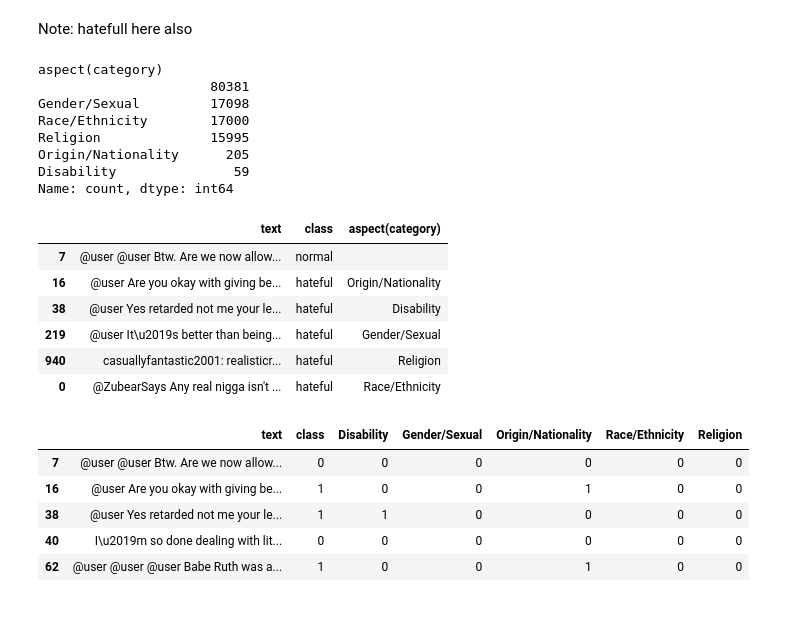
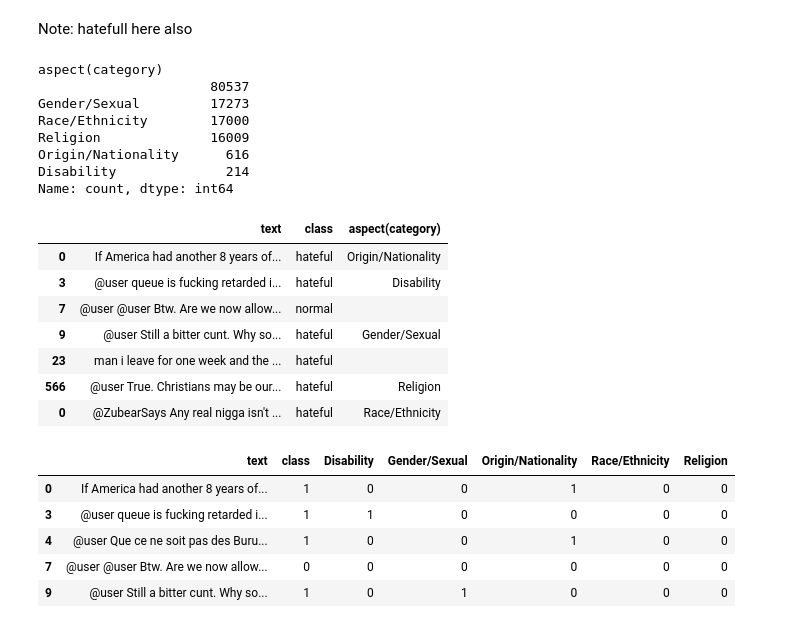
Before and after one commit to AbdulManaf12/Hate-Speech-Detection, a Jupyter notebook: Dataset Statistics/dataset_merging (multi dataset).ipynb, the cells around one changed output. Saved outputs shown, nothing was run; the diff lists cells and outputs as text; code cells hidden in the pictures.

```diff
--- a/Dataset Statistics/dataset_merging (multi dataset).ipynb
+++ b/Dataset Statistics/dataset_merging (multi dataset).ipynb
@@ -31,9 +31,11 @@ df1.head()
 | 3 | @user queue is fucking retarded i... | offensive_hateful | disability |
 | 4 | @user Que ce ne soit pas des Buru... | hateful_normal | origin |
 # %%
-temp = df1[ (df1['class'] == 'normal') | (df1['class'] == 'hateful') | (df1['class'] == 'hateful_disrespectful')]
+class_counts = df1['class'].value_counts()
+hateful_word = [class_name for class_name in class_counts.index if 'hateful' in class_name]
 
-temp['class'] = temp['class'].replace(['hateful_disrespectful'], 'hateful')
+temp = df1[ (df1['class'] == 'normal') | (df1['class'].isin(hateful_word))]
+temp['class'] = temp['class'].apply(lambda x: 'hateful' if x != 'normal' else x)
 
 df1 = temp.copy()
 df1['class'].value_counts()
@@ -238,5 +239,3 @@ df.head()
-# %%
-df = df[~((df['class'] == 'hateful') & (df['aspect(category)'] == ' '))]
 # %%
 df['class'].value_counts()
 # %% [output]
@@ -250,43 +269,45 @@ Note: hatefull here also
 df['aspect(category)'].value_counts()
 # %% [output]
 aspect(category)
-                      80381
-Gender/Sexual         17098
+                      80537
+Gender/Sexual         17273
 Race/Ethnicity        17000
-Religion              15995
-Origin/Nationality      205
-Disability               59
+Religion              16009
+Origin/Nationality      616
+Disability              214
 Name: count, dtype: int64
 # %%
 df.drop_duplicates(subset=['class', 'aspect(category)'])[['text', 'class', 'aspect(category)']]
 # %% [output]
 |  | text | class | aspect(category) |
+| 0 | If America had another 8 years of... | hateful | Origin/Nationality |
+| 3 | @user queue is fucking retarded i... | hateful | Disability |
 | 7 | @user @user Btw. Are we now allow... | normal |  |
-| 16 | @user Are you okay with giving be... | hateful | Origin/Nationality |
-| 38 | @user Yes retarded not me your le... | hateful | Disability |
-| 219 | @user It\u2019s better than being... | hateful | Gender/Sexual |
-| 940 | casuallyfantastic2001: realisticr... | hateful | Religion |
+| 9 | @user Still a bitter cunt. Why so... | hateful | Gender/Sexual |
+| 23 | man i leave for one week and the ... | hateful |  |
+| 566 | @user True. Christians may be our... | hateful | Religion |
 | 0 | @ZubearSays Any real nigga isn't ... | hateful | Race/Ethnicity |
 # %%
 df['class'] = df['class'].map({'normal': 0, 'hateful': 1})
 # %%
 import numpy as np
 
 df_one_hot = pd.get_dummies(df, columns=['aspect(category)'], prefix='', prefix_sep='')
 
 for column in df_one_hot.columns:
     if type(df_one_hot[column].values[0]) == np.bool_:
         df_one_hot[column] = df_one_hot[column].astype(int)
 
 del df_one_hot[' ']
+df = df_one_hot.copy()
 df_one_hot.head()
 # %% [output]
 |  | text | class | Disability | Gender/Sexual | Origin/Nationality | Race/Ethnicity | Religion |
+| 0 | If America had another 8 years of... | 1 | 0 | 0 | 1 | 0 | 0 |
+| 3 | @user queue is fucking retarded i... | 1 | 1 | 0 | 0 | 0 | 0 |
+| 4 | @user Que ce ne soit pas des Buru... | 1 | 0 | 0 | 1 | 0 | 0 |
 | 7 | @user @user Btw. Are we now allow... | 0 | 0 | 0 | 0 | 0 | 0 |
-| 16 | @user Are you okay with giving be... | 1 | 0 | 0 | 1 | 0 | 0 |
-| 38 | @user Yes retarded not me your le... | 1 | 1 | 0 | 0 | 0 | 0 |
-| 40 | I\u2019m so done dealing with lit... | 0 | 0 | 0 | 0 | 0 | 0 |
-| 62 | @user @user @user Babe Ruth was a... | 1 | 0 | 0 | 1 | 0 | 0 |
+| 9 | @user Still a bitter cunt. Why so... | 1 | 0 | 1 | 0 | 0 | 0 |
 # %%
 df.to_csv(f"G:/My Drive/Hate Speech_Multilingual/datasets/English_Curated_Dataset/english_curated(multi).csv", index=False)
 # %%
```
Also changed, not shown: parts of 12 cells of this notebook, 1 other file.
